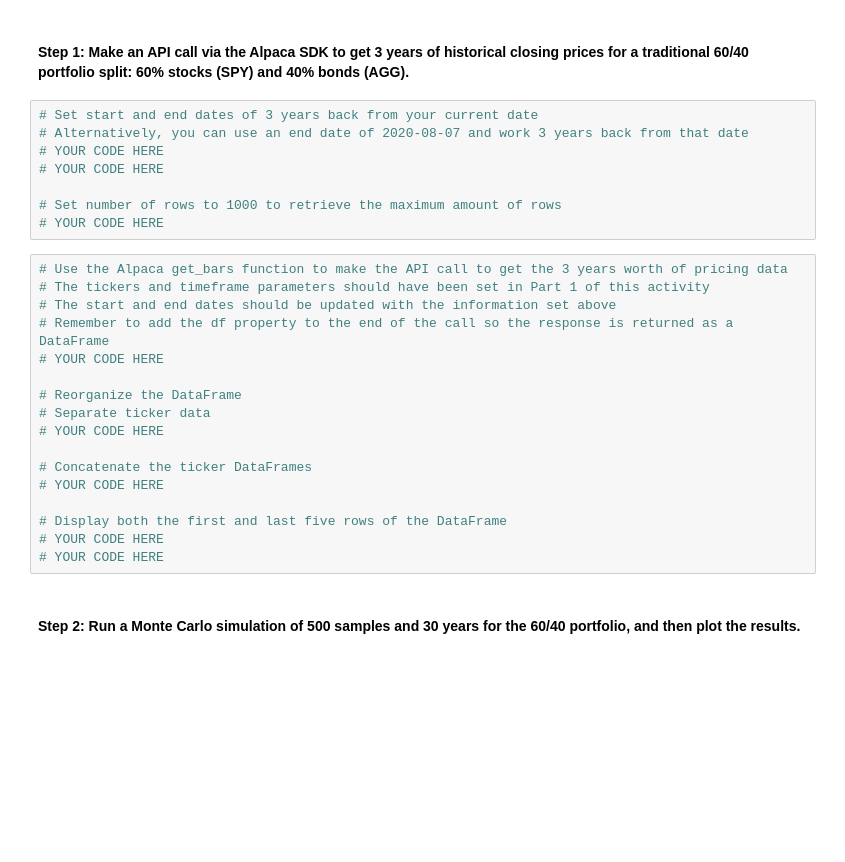
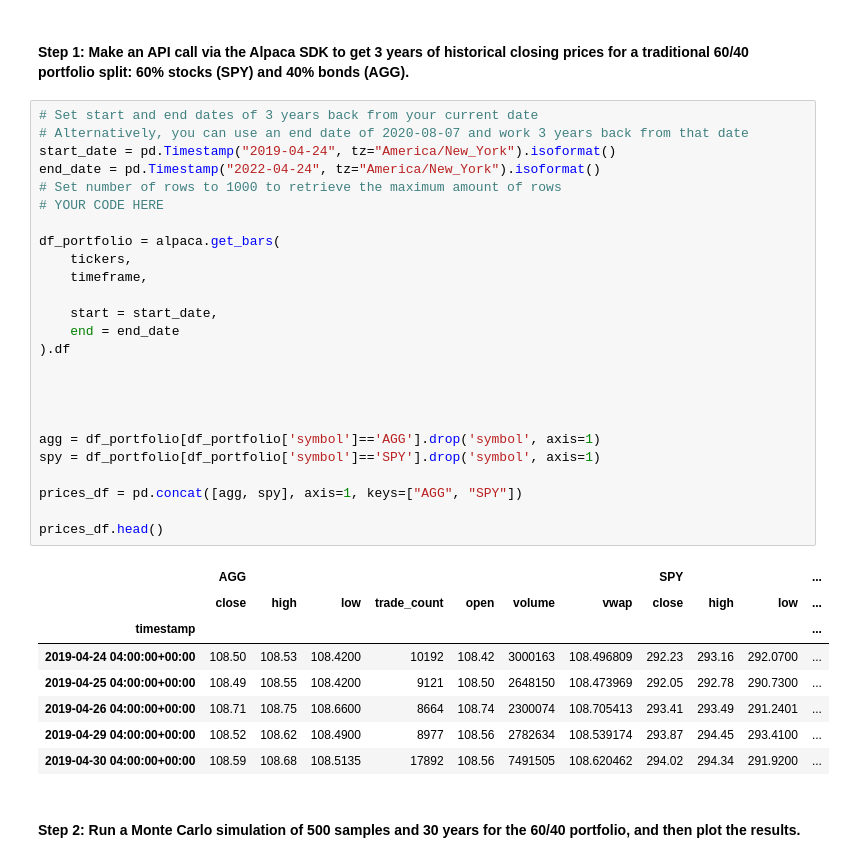
Before and after one commit to carlosmpr/Challange5, a Jupyter notebook: financial_planning_tools.ipynb, the cells around one changed output. Cells and saved outputs as stored; diff of their text form; blank space fills up the shorter version.

```diff
--- a/financial_planning_tools.ipynb
+++ b/financial_planning_tools.ipynb
@@ -421,28 +422,37 @@ In this section, you’ll use the MCForecastTools library to create a Monte Carl
 # %%
 # Set start and end dates of 3 years back from your current date
 # Alternatively, you can use an end date of 2020-08-07 and work 3 years back from that date
-# YOUR CODE HERE
+start_date = pd.Timestamp("2019-04-24", tz="America/New_York").isoformat()
+end_date = pd.Timestamp("2022-04-24", tz="America/New_York").isoformat()
+# Set number of rows to 1000 to retrieve the maximum amount of rows
 # YOUR CODE HERE
 
-# Set number of rows to 1000 to retrieve the maximum amount of rows
-# YOUR CODE HERE
+df_portfolio = alpaca.get_bars(
+    tickers,
+    timeframe,
+
+    start = start_date,
+    end = end_date
+).df
+
+
+
+
+agg = df_portfolio[df_portfolio['symbol']=='AGG'].drop('symbol', axis=1)
+spy = df_portfolio[df_portfolio['symbol']=='SPY'].drop('symbol', axis=1)
+
+prices_df = pd.concat([agg, spy], axis=1, keys=["AGG", "SPY"])
+
+prices_df.head()
+# %% [output]
+|  | AGG |  |  |  |  |  |  | SPY |  |  | ... |
+|  | close | high | low | trade_count | open | volume | vwap | close | high | low | ... |
+| timestamp |  |  |  |  |  |  |  |  |  |  | ... |
+| 2019-04-24 04:00:00+00:00 | 108.50 | 108.53 | 108.4200 | 10192 | 108.42 | 3000163 | 108.496809 | 292.23 | 293.16 | 292.0700 | ... |
+| 2019-04-25 04:00:00+00:00 | 108.49 | 108.55 | 108.4200 | 9121 | 108.50 | 2648150 | 108.473969 | 292.05 | 292.78 | 290.7300 | ... |
+| 2019-04-26 04:00:00+00:00 | 108.71 | 108.75 | 108.6600 | 8664 | 108.74 | 2300074 | 108.705413 | 293.41 | 293.49 | 291.2401 | ... |
+| 2019-04-29 04:00:00+00:00 | 108.52 | 108.62 | 108.4900 | 8977 | 108.56 | 2782634 | 108.539174 | 293.87 | 294.45 | 293.4100 | ... |
+| 2019-04-30 04:00:00+00:00 | 108.59 | 108.68 | 108.5135 | 17892 | 108.56 | 7491505 | 108.620462 | 294.02 | 294.34 | 291.9200 | ... |
-# %%
-# Use the Alpaca get_bars function to make the API call to get the 3 years worth of pricing data
-# The tickers and timeframe parameters should have been set in Part 1 of this activity
-# The start and end dates should be updated with the information set above
-# Remember to add the df property to the end of the call so the response is returned as a DataFrame
-# YOUR CODE HERE
-
-# Reorganize the DataFrame
-# Separate ticker data
-# YOUR CODE HERE
-
-# Concatenate the ticker DataFrames
-# YOUR CODE HERE
-
-# Display both the first and last five rows of the DataFrame
-# YOUR CODE HERE
-# YOUR CODE HERE
 # %% [markdown]
 #### Step 2: Run a Monte Carlo simulation of 500 samples and 30 years for the 60/40 portfolio, and then plot the results.
 # %%
```
Also changed, not shown: parts of 8 cells of this notebook, 2 other files.
